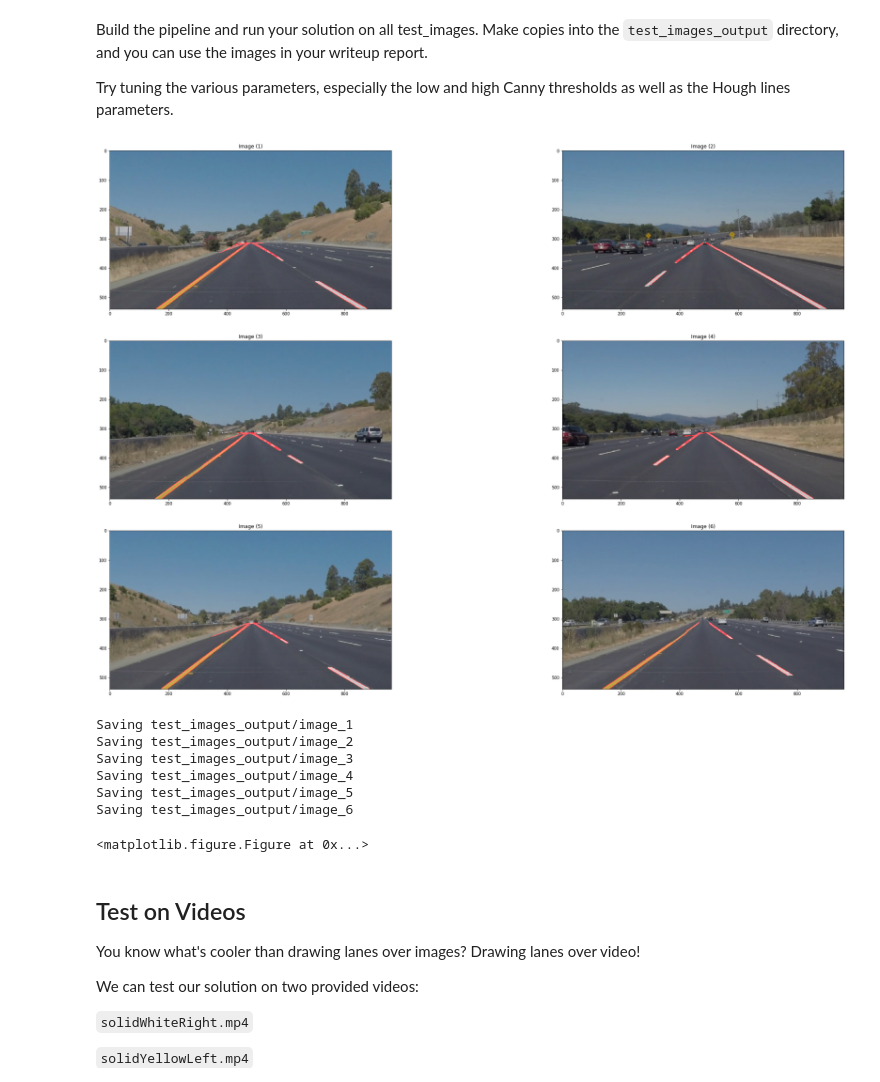
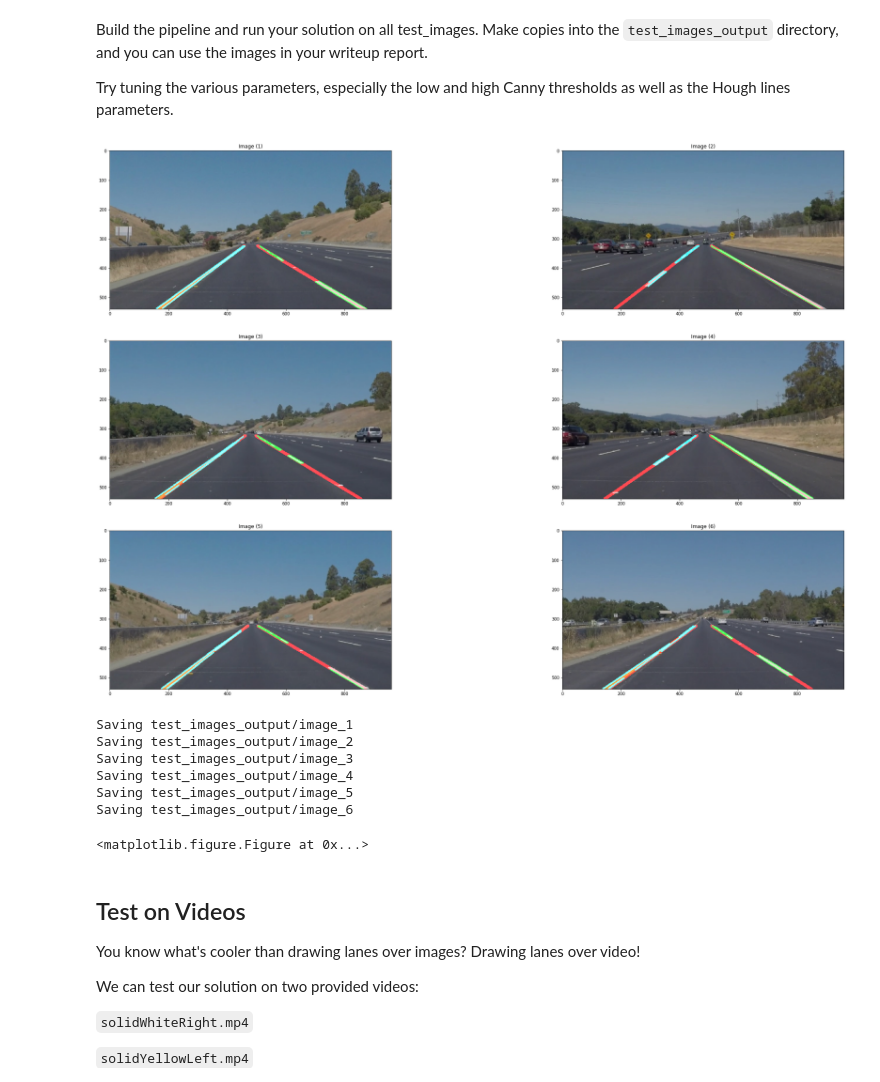
Before and after one commit to jotamontecino/nd_selfdriving_project1, a Jupyter notebook: P1.ipynb, the cells around one changed output. Saved outputs shown, nothing was run; the diff lists cells and outputs as text; code cells hidden in the pictures.

```diff
--- a/P1.ipynb
+++ b/P1.ipynb
@@ -355,35 +334,35 @@ def createRawLaneLines(img):
     weightedImg = weighted_img(imgWithLines, img)
     return weightedImg
 
 def createLaneLines(img):
     gray = grayscale(img)
     imgShape = image.shape
     gaussian_img = gaussian_blur(gray, 5)
     #Define the vertice array
     vertices = np.array(
         [[
             (0,imgShape[0]),
             (imgShape[1]/2 - 40,imgShape[0]*0.60),
             (imgShape[1]/2 + 40,imgShape[0]*0.60),
             (imgShape[1],imgShape[0])
          ]],
         dtype=np.int32
     )
     blackAndWhiteImg = canny(gaussian_img, 40, 150)
     focues_img = region_of_interest(blackAndWhiteImg, vertices)
 
     imgWithLines = hough_lines_avg(focues_img, 2, np.pi/180, 15, 40, 20, int(imgShape[0]*0.60), imgShape[0])
     weightedImg = weighted_img(imgWithLines, img)
     return weightedImg
 
-transformedImg = list(map(createRawLaneLines, imgList))
+transformedImg = list(map(createLaneLines, imgList))
 
 
 show_images(transformedImg,3)
 
 save_images(transformedImg)
 # %% [output]
-[figure, old version]
+[figure, new version]
 Saving test_images_output/image_1
 Saving test_images_output/image_2
 Saving test_images_output/image_3
```
Also changed, not shown: parts of 5 cells of this notebook, 9 other files.
